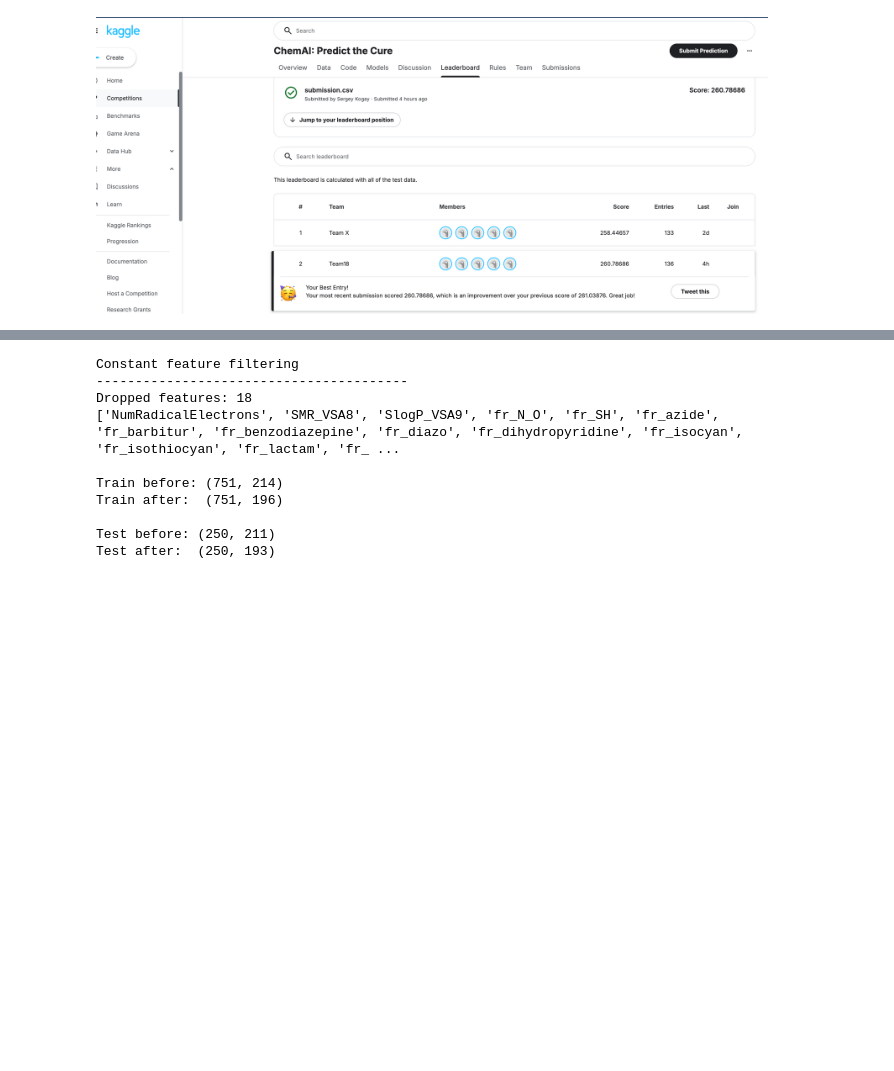
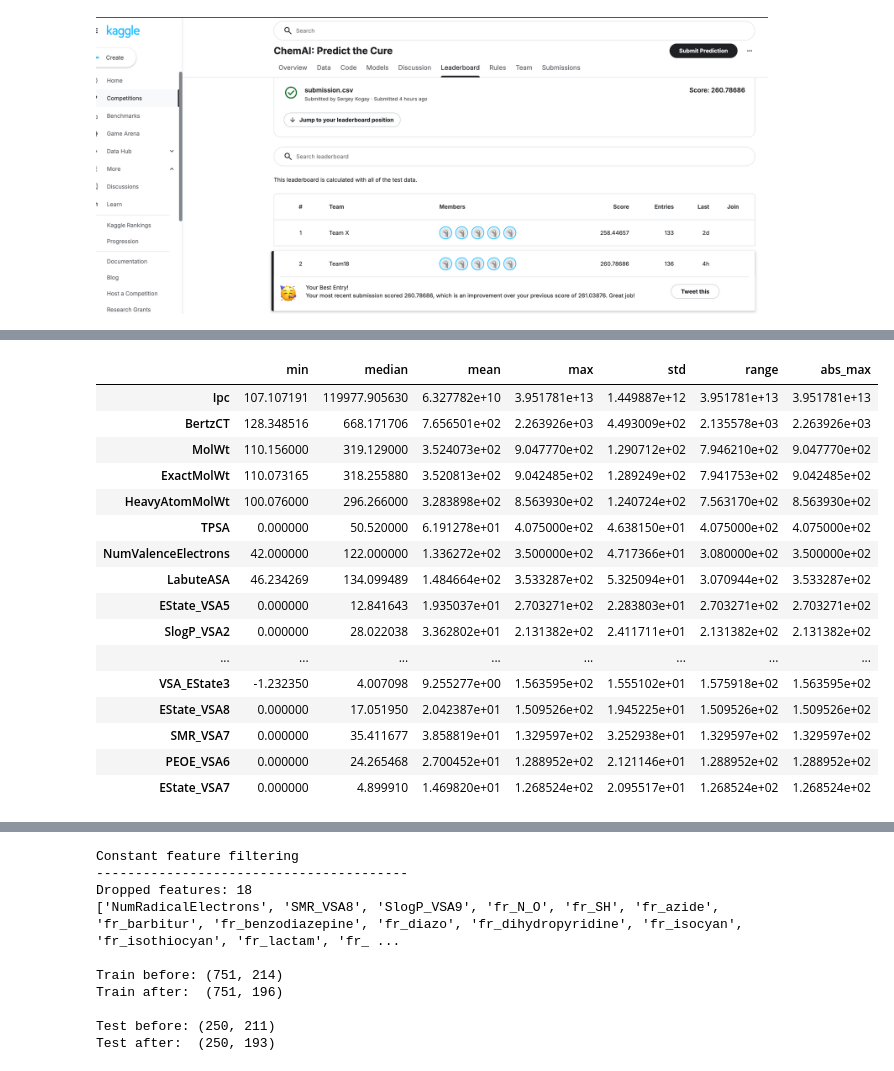
Before and after one commit to mvlbulankin/chemai_predict_the_cure, a Jupyter notebook: competition_final.ipynb, the cells around one changed output, grey strips where cells are left out. Cells and saved outputs as stored; diff of their text form; code cells hidden in the pictures; blank space fills up the shorter version.

```diff
--- a/competition_final.ipynb
+++ b/competition_final.ipynb
@@ -111,0 +172,38 @@ display(train.describe().T)
+# %%
+# Оцениваем масштабы признаков.
+# Для каждого признака считаем min, median, max, std и range.
+# Это помогает увидеть, насколько сильно отличаются диапазоны молекулярных дескрипторов.
+feature_scale_summary = pd.DataFrame({
+    "min": X_eda.min(),
+    "median": X_eda.median(),
+    "mean": X_eda.mean(),
+    "max": X_eda.max(),
+    "std": X_eda.std(),
+})
+
+feature_scale_summary["range"] = feature_scale_summary["max"] - feature_scale_summary["min"]
+feature_scale_summary["abs_max"] = X_eda.abs().max()
+
+display(
+    feature_scale_summary
+    .sort_values("range", ascending=False)
+    .head(20)
+)
+# %% [output]
+|  | min | median | mean | max | std | range | abs_max |
+| Ipc | 107.107191 | 119977.905630 | 6.327782e+10 | 3.951781e+13 | 1.449887e+12 | 3.951781e+13 | 3.951781e+13 |
+| BertzCT | 128.348516 | 668.171706 | 7.656501e+02 | 2.263926e+03 | 4.493009e+02 | 2.135578e+03 | 2.263926e+03 |
+| MolWt | 110.156000 | 319.129000 | 3.524073e+02 | 9.047770e+02 | 1.290712e+02 | 7.946210e+02 | 9.047770e+02 |
+| ExactMolWt | 110.073165 | 318.255880 | 3.520813e+02 | 9.042485e+02 | 1.289249e+02 | 7.941753e+02 | 9.042485e+02 |
+| HeavyAtomMolWt | 100.076000 | 296.266000 | 3.283898e+02 | 8.563930e+02 | 1.240724e+02 | 7.563170e+02 | 8.563930e+02 |
+| TPSA | 0.000000 | 50.520000 | 6.191278e+01 | 4.075000e+02 | 4.638150e+01 | 4.075000e+02 | 4.075000e+02 |
+| NumValenceElectrons | 42.000000 | 122.000000 | 1.336272e+02 | 3.500000e+02 | 4.717366e+01 | 3.080000e+02 | 3.500000e+02 |
+| LabuteASA | 46.234269 | 134.099489 | 1.484664e+02 | 3.533287e+02 | 5.325094e+01 | 3.070944e+02 | 3.533287e+02 |
+| EState_VSA5 | 0.000000 | 12.841643 | 1.935037e+01 | 2.703271e+02 | 2.283803e+01 | 2.703271e+02 | 2.703271e+02 |
+| SlogP_VSA2 | 0.000000 | 28.022038 | 3.362802e+01 | 2.131382e+02 | 2.411711e+01 | 2.131382e+02 | 2.131382e+02 |
+| ... | ... | ... | ... | ... | ... | ... | ... |
+| VSA_EState3 | -1.232350 | 4.007098 | 9.255277e+00 | 1.563595e+02 | 1.555102e+01 | 1.575918e+02 | 1.563595e+02 |
+| EState_VSA8 | 0.000000 | 17.051950 | 2.042387e+01 | 1.509526e+02 | 1.945225e+01 | 1.509526e+02 | 1.509526e+02 |
+| SMR_VSA7 | 0.000000 | 35.411677 | 3.858819e+01 | 1.329597e+02 | 3.252938e+01 | 1.329597e+02 | 1.329597e+02 |
+| PEOE_VSA6 | 0.000000 | 24.265468 | 2.700452e+01 | 1.288952e+02 | 2.121146e+01 | 1.288952e+02 | 1.288952e+02 |
+| EState_VSA7 | 0.000000 | 4.899910 | 1.469820e+01 | 1.268524e+02 | 2.095517e+01 | 1.268524e+02 | 1.268524e+02 |
```
Also changed, not shown: parts of 27 cells of this notebook.
